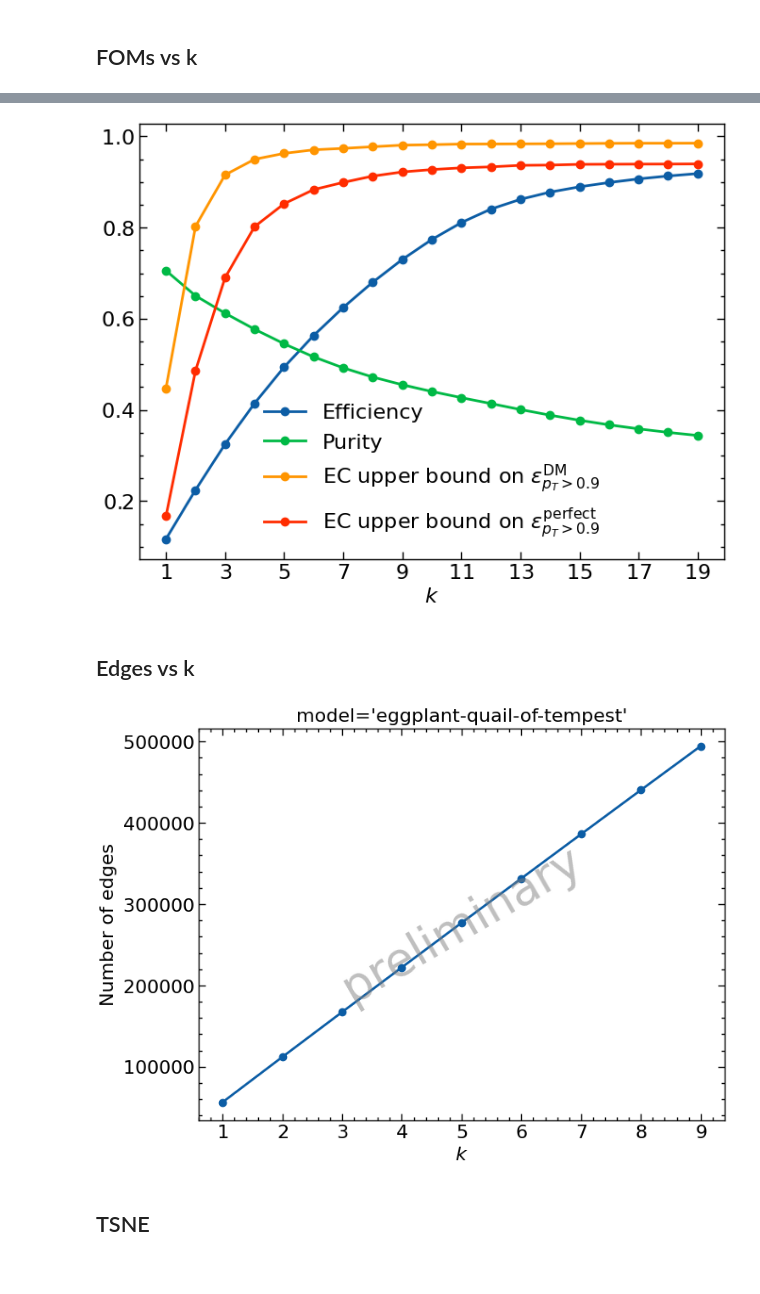
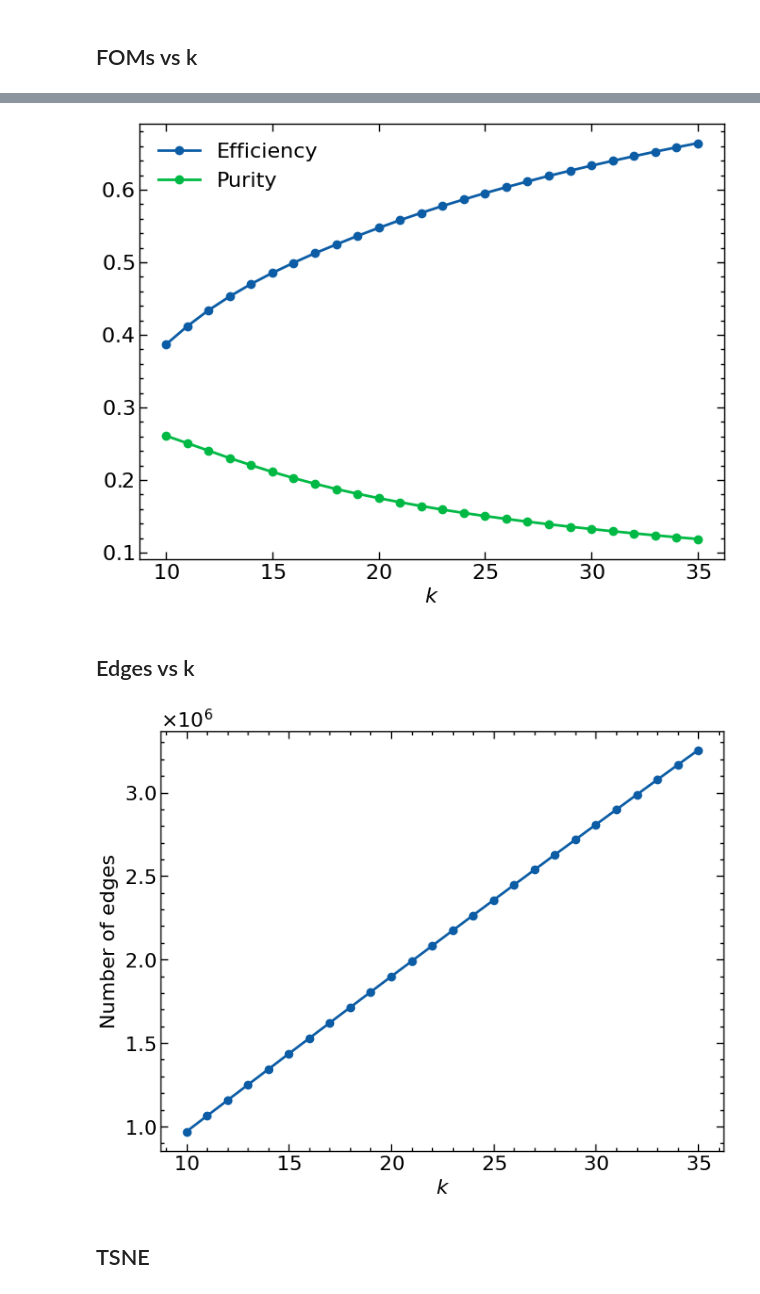
Before and after one commit to gnn-tracking/paper-plots, a Jupyter notebook: notebooks/020_gc_metrics.ipynb, the cells around one changed output, grey strips where cells are left out. Cells and saved outputs as stored; diff of their text form; code cells hidden in the pictures.

```diff
--- a/notebooks/020_gc_metrics.ipynb
+++ b/notebooks/020_gc_metrics.ipynb
@@ -33,5 +29,14 @@ chkpt_path = Path(
+# %%
+chkpt_home = Path(
+    "/home/kl5675/Documents/23/git_sync/hyperparameter_optimization2/scripts/full_detector/lightning_logs/"
+)
+assert chkpt_home.exists()
+chkpt_path = (
+    chkpt_home / "fast-ninja-ibis" / "checkpoints" / "epoch=140-step=27900.compat.ckpt"
+)
+assert chkpt_path.exists()
 # %%
 # model_exchange_path / "gc" / "eggplant-quail-of-tempest.ckpt"
 lmodel = MLModule.load_from_checkpoint(chkpt_path, map_location="cpu")
-lmodel.gc_scanner = GraphConstructionKNNScanner(ks=list(range(1, 20)))
+lmodel.gc_scanner = GraphConstructionKNNScanner(ks=list(range(10, 36)))
 # %% [output]
@@ -68,4 +81,4 @@ _ = trainer.validate(model=lmodel, datamodule=dm, verbose=False)
 # %% [markdown]
 ## FOMs vs k
 # %%
-lmodel.gc_scanner.get_results().df
+df = lmodel.gc_scanner.get_results().df
@@ -119,12 +139,12 @@ gce = GCEffsVsKPlot(
 
 from matplotlib.ticker import NullLocator
 
-gce.ax.set_xticks(list(range(1, 20, 2)))
+gce.ax.set_xticks(list(range(0, 40, 5)))
 gce.ax.xaxis.set_minor_locator(NullLocator())
 gce.plot()
 gce.save(Path.home() / "paperresults/finding_k.pdf")
 # %% [output]
-[figure, old version]
+[figure, new version]
 # %% [markdown]
 ## Edges vs k
 # %%
@@ -140,13 +160,13 @@ class GCNEdgesVsKPlot(Plot):
 # %%
 gcne = GCNEdgesVsKPlot(
     lmodel.gc_scanner.get_results().df,
-    model=chkpt_path.stem,
-    watermark="preliminary",
+    model="",  # chkpt_path.stem,
+    # watermark="preliminary",
     ax=None,
 )
 gcne.plot()
 # %% [output]
-[figure, old version]
+[figure, new version]
 # %% [markdown]
 ## TSNE
 # %%
```
Also changed, not shown: parts of 13 cells of this notebook, 12 other files.
